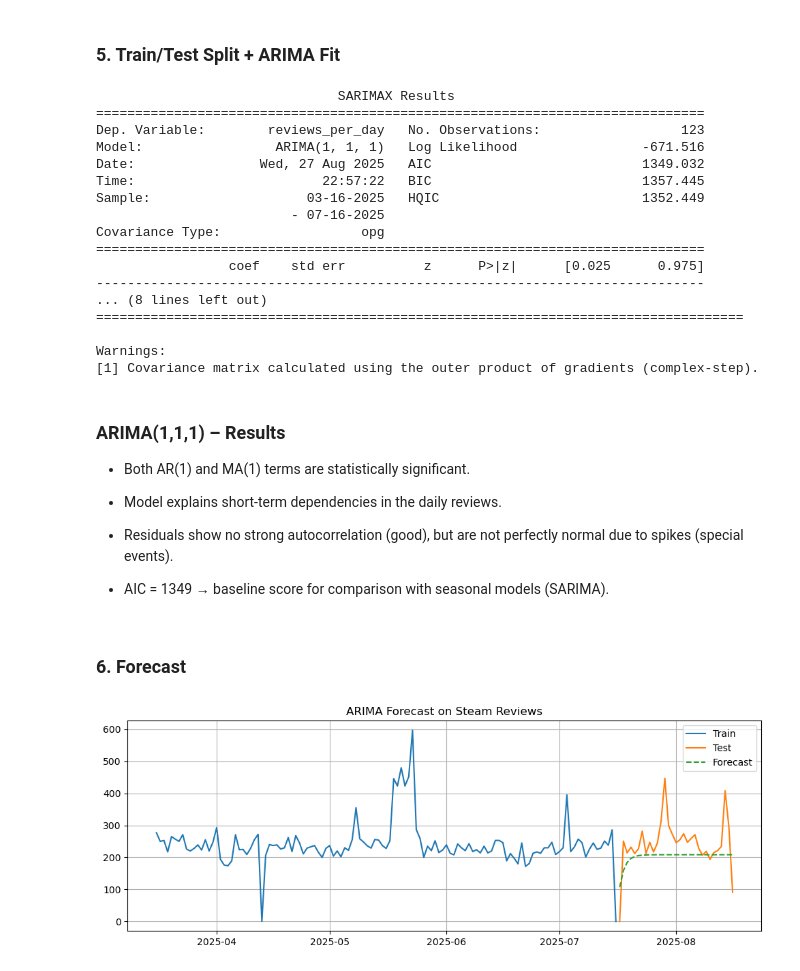
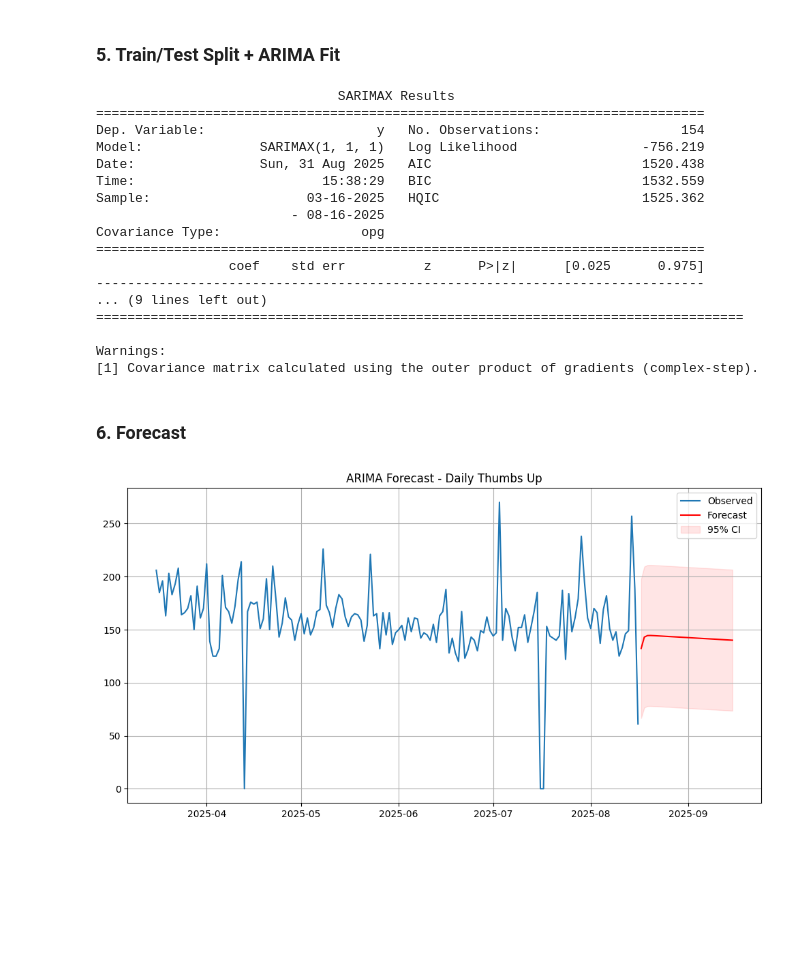
Before and after one commit to lior-benjman/DataSC-Essences, a Jupyter notebook: steam_full_pipeline.ipynb, the cells around one changed output. Drawn from its saved outputs; the diff is of its cells as text; code cells hidden in the pictures; blank space fills up the shorter version.

```diff
--- a/steam_full_pipeline.ipynb
+++ b/steam_full_pipeline.ipynb
@@ -150,7 +150,7 @@ plt.show()
 import pandas as pd
 import matplotlib.pyplot as plt
 # %%
-df = pd.read_csv("data/reviews_mar_to_august.csv")
+df = pd.read_csv("data/reviews.csv")
 df['dt'] = pd.to_datetime(df['unix_time'], unit='s', utc=True)
 df['len'] = df['text'].str.len()
 df = df[(df['len'] >= 8)].drop_duplicates('id') # מוריד חוות דעת ריקות ממלל
@@ -828,54 +819,53 @@ plt.show()
 # %% [markdown]
 ### 5. Train/Test Split + ARIMA Fit
 # %%
-split_idx = int(len(daily)*0.8)
-y_train, y_test = daily.iloc[:split_idx], daily.iloc[split_idx:]
+from pmdarima import ARIMA
 
+model = ARIMA(order=(1, 1, 1), seasonal_order=(0, 0, 0, 0))
+model_fit = model.fit(daily)
+print(model_fit.summary())
 
-model = ARIMA(y_train, order=(1,1,1))
-fit = model.fit()
-print(fit.summary())
+n_forecast = 30  # forecast 30 days ahead
+forecast = model_fit.predict(n_periods=n_forecast)
 # %% [output]
                                SARIMAX Results
 ==============================================================================
-Dep. Variable:        reviews_per_day   No. Observations:                  123
-Model:                 ARIMA(1, 1, 1)   Log Likelihood                -671.516
-Date:                Wed, 27 Aug 2025   AIC                           1349.032
-Time:                        22:57:22   BIC                           1357.445
-Sample:                    03-16-2025   HQIC                          1352.449
-                         - 07-16-2025
+Dep. Variable:                      y   No. Observations:                  154
+Model:               SARIMAX(1, 1, 1)   Log Likelihood                -756.219
+Date:                Sun, 31 Aug 2025   AIC                           1520.438
+Time:                        15:38:29   BIC                           1532.559
+Sample:                    03-16-2025   HQIC                          1525.362
+                         - 08-16-2025
 Covariance Type:                  opg
 ==============================================================================
                  coef    std err          z      P>|z|      [0.025      0.975]
 ------------------------------------------------------------------------------
-... (8 lines left out)
+... (9 lines left out)
 ===================================================================================
 
 Warnings:
 [1] Covariance matrix calculated using the outer product of gradients (complex-step).
-# %% [markdown]
-### ARIMA(1,1,1) – Results
-
-- Both AR(1) and MA(1) terms are statistically significant.
-
-- Model explains short-term dependencies in the daily reviews.
-
-* Residuals show no strong autocorrelation (good), but are not perfectly normal due to spikes (special events).
-
-* AIC = 1349 → baseline score for comparison with seasonal models (SARIMA).
 # %% [markdown]
 ### 6. Forecast
 # %%
-pred = fit.get_forecast(steps=len(y_test))
-y_pred = pred.predicted_mean
+# Compute forecast and confidence intervals
+forecast, conf_int = model_fit.predict(n_periods=n_forecast, return_conf_int=True)
+forecast_index = pd.date_range(start=daily.index[-1] + pd.Timedelta(days=1), periods=n_forecast, freq="D")
+forecast_series = pd.Series(forecast, index=forecast_index)
+conf_int_df = pd.DataFrame(conf_int, index=forecast_index, columns=["lower", "upper"])
 
-plt.figure(figsize=(12,4))
-plt.plot(y_train.index, y_train, label="Train")
-plt.plot(y_test.index, y_test, label="Test")
-plt.plot(y_pred.index, y_pred, label="Forecast", linestyle="--")
-plt.title("ARIMA Forecast on Steam Reviews")
+plt.figure(figsize=(12,6))
+plt.plot(daily.index, daily, label="Observed")
+plt.plot(forecast_series.index, forecast_series.values, label="Forecast", color="red")
+plt.fill_between(
+    conf_int_df.index,
+    conf_int_df["lower"],
+    conf_int_df["upper"],
+    color="red", alpha=0.1, label="95% CI"
+)
+plt.title("ARIMA Forecast - Daily Thumbs Up")
 plt.legend()
 plt.grid(True)
 plt.show()
 # %% [output]
-[figure, old version]
+[figure, new version]
```
Also changed, not shown: parts of 18 cells of this notebook.
